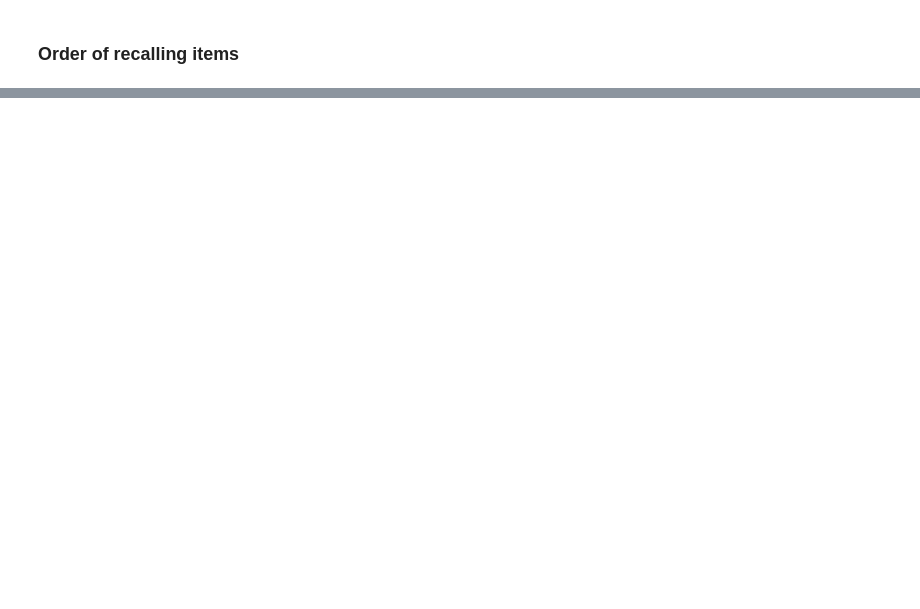
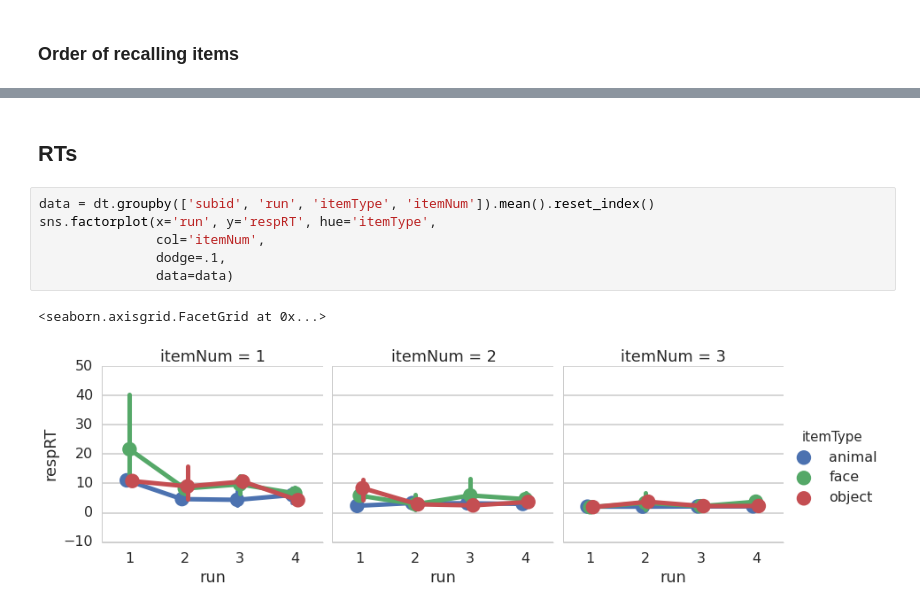
Before and after one commit to thackerybrown/SST, a Jupyter notebook: analysis/SST Item Test Analysis.ipynb, the cells around one changed output, grey strips where cells are left out. Drawn from its saved outputs; the diff is of its cells as text; blank space fills up the shorter version.

```diff
--- a/analysis/SST Item Test Analysis.ipynb
+++ b/analysis/SST Item Test Analysis.ipynb
@@ -128,0 +178,11 @@ sns.factorplot(x='itemType', y='itemNum',
+# %% [markdown]
+## RTs
+# %%
+data = dt.groupby(['subid', 'run', 'itemType', 'itemNum']).mean().reset_index()
+sns.factorplot(x='run', y='respRT', hue='itemType',
+               col='itemNum',
+               dodge=.1,
+               data=data)
+# %% [output]
+<seaborn.axisgrid.FacetGrid at 0x...>
+[figure, added]
```
Also changed, not shown: parts of 13 cells of this notebook, 4 other files.
